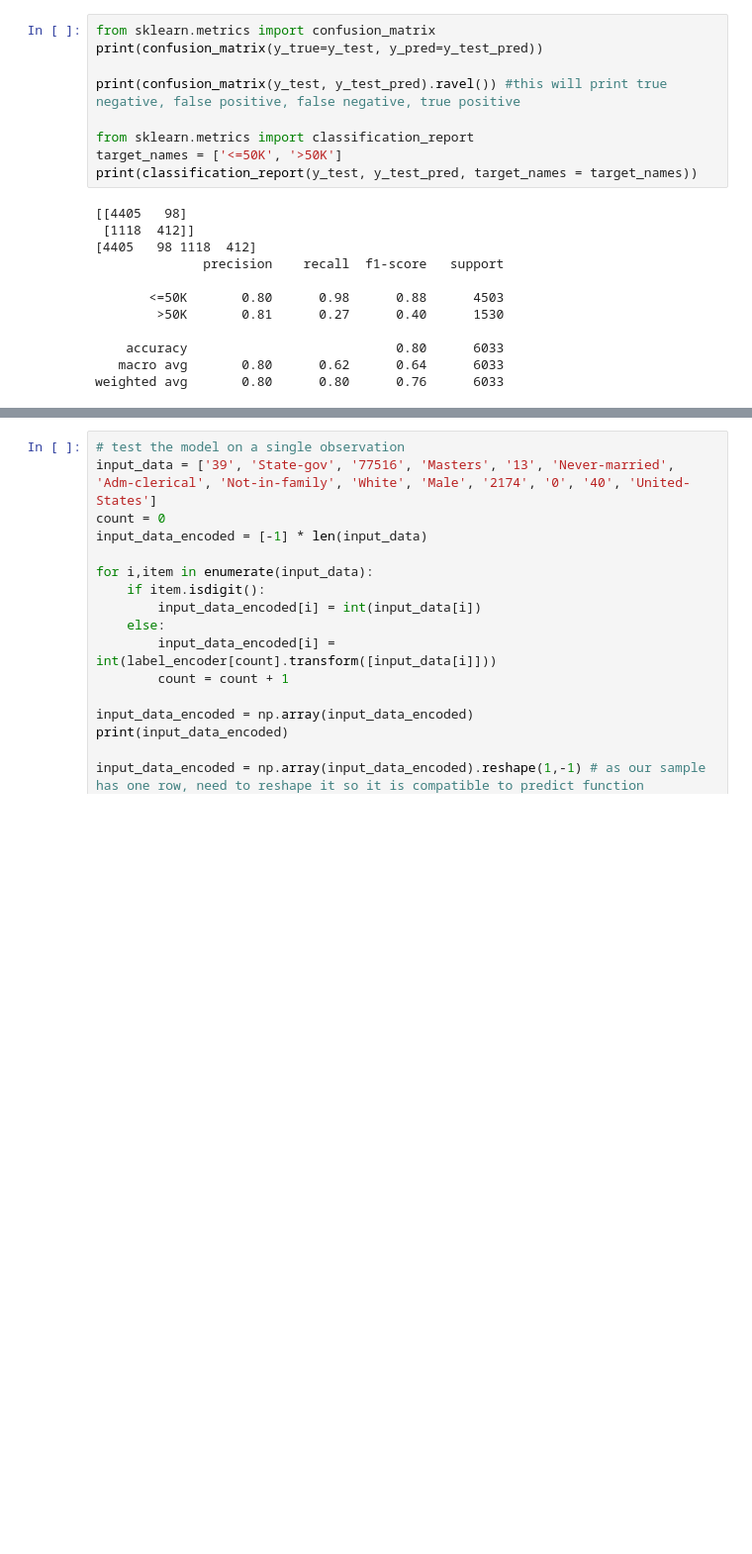
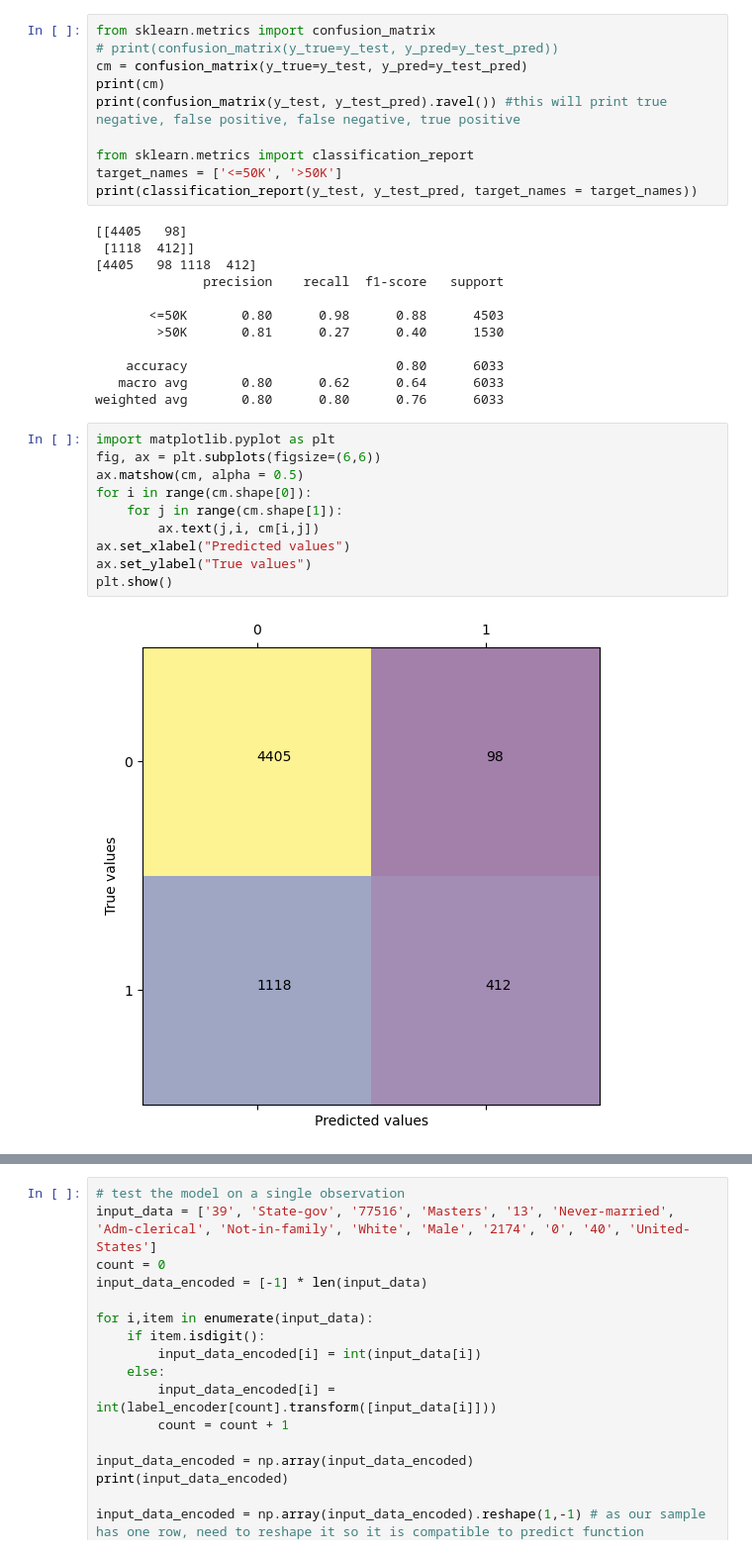
Before and after one commit to dhirajMaheswari/income-classifier, a Jupyter notebook: income_classifier_SVC.ipynb, the cells around one changed output, grey strips where cells are left out. Shown: that part at 99% size. Cells and saved outputs as stored; diff of their text form; blank space fills up the shorter version.

Commit message:
updated with confusion matrix plots

```diff
--- a/income_classifier_SVC.ipynb
+++ b/income_classifier_SVC.ipynb
@@ -72,8 +72,9 @@ CV Accuracy:
 F1 score: 76.07%
 # %%
 from sklearn.metrics import confusion_matrix
-print(confusion_matrix(y_true=y_test, y_pred=y_test_pred))
-
+# print(confusion_matrix(y_true=y_test, y_pred=y_test_pred))
+cm = confusion_matrix(y_true=y_test, y_pred=y_test_pred)
+print(cm)
 print(confusion_matrix(y_test, y_test_pred).ravel()) #this will print true negative, false positive, false negative, true positive
 
 from sklearn.metrics import classification_report
@@ -91,3 +92,15 @@ print(classification_report(y_test, y_test_pred, target_names = target_names))
     accuracy                           0.80      6033
    macro avg       0.80      0.62      0.64      6033
 weighted avg       0.80      0.80      0.76      6033
+# %%
+import matplotlib.pyplot as plt
+fig, ax = plt.subplots(figsize=(6,6))
+ax.matshow(cm, alpha = 0.5)
+for i in range(cm.shape[0]):
+    for j in range(cm.shape[1]):
+        ax.text(j,i, cm[i,j])
+ax.set_xlabel("Predicted values")
+ax.set_ylabel("True values")
+plt.show()
+# %% [output]
+[figure, added]
```
Also changed, not shown: parts of 1 cell of this notebook.
